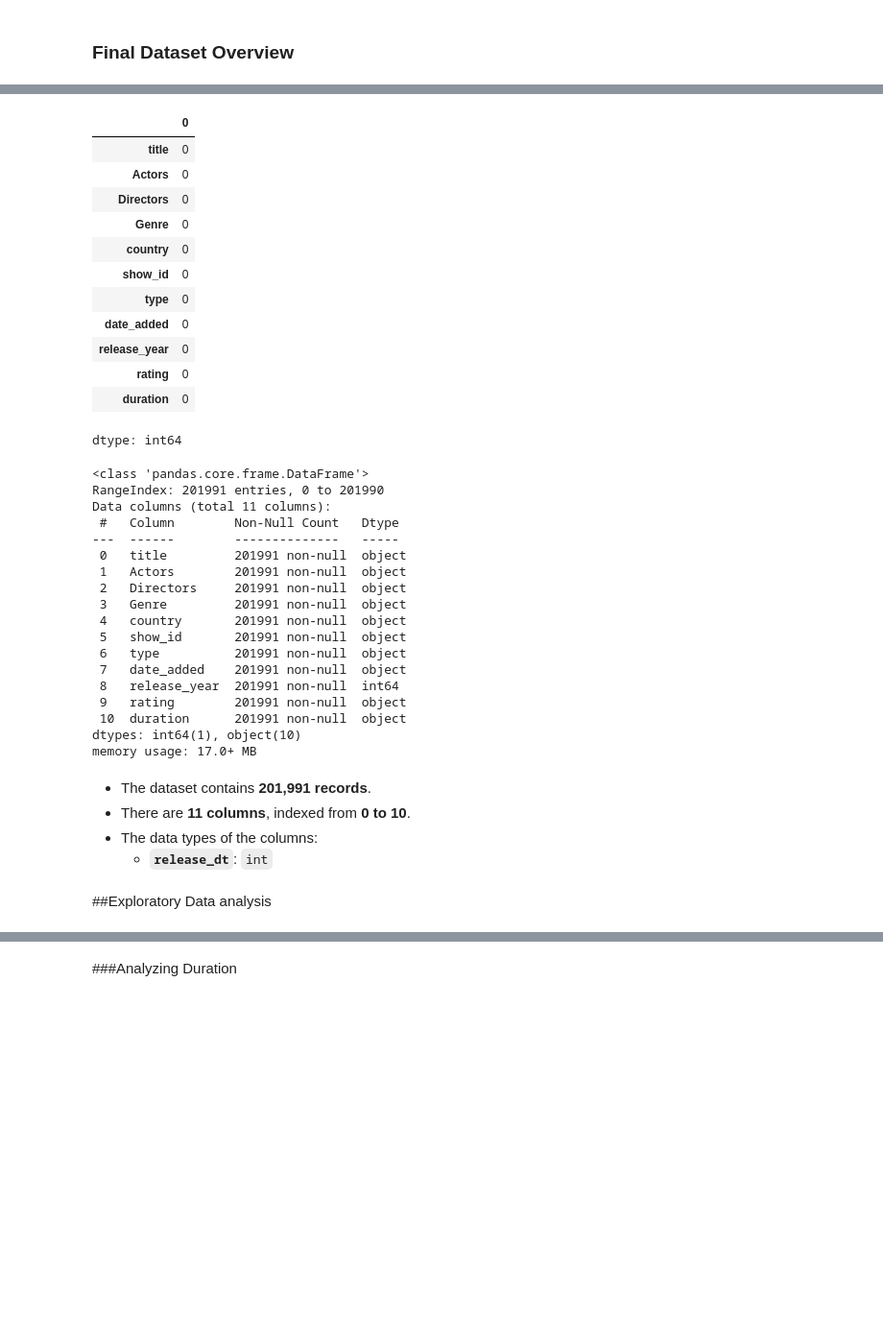
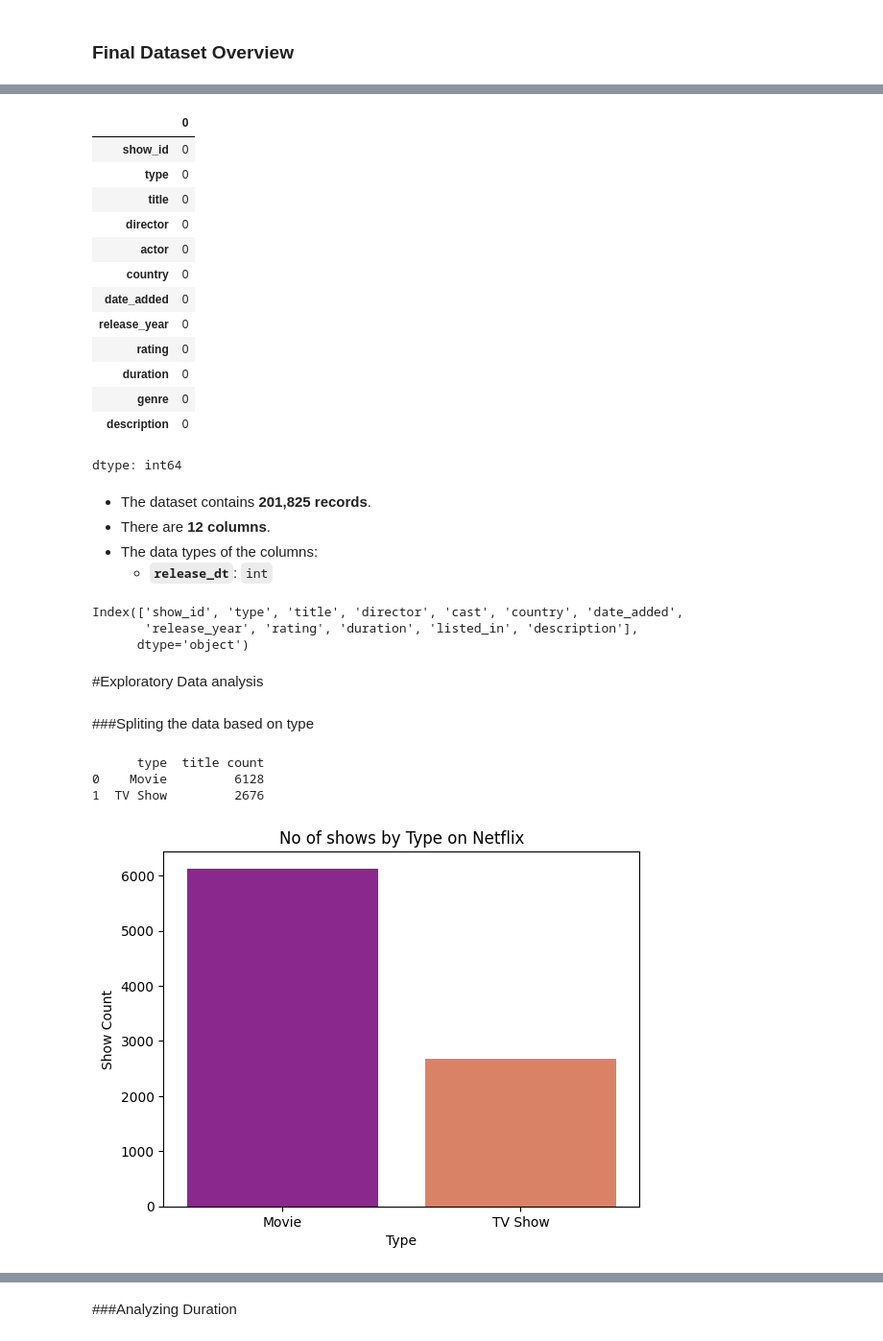
Before and after one commit to gargi510/Netflix_case_study, a Jupyter notebook: netflix.ipynb, the cells around one changed output, grey strips where cells are left out. Shown at 96% size. Drawn from its saved outputs; the diff is of its cells as text; code cells hidden in the pictures; blank space fills up the shorter version.

```diff
--- a/netflix.ipynb
+++ b/netflix.ipynb
@@ -435,45 +467,46 @@ df_final.head()
 # %%
 # Check formissing values
-df_final.isnull().sum()
+df.isnull().sum()
 # %% [output]
 |  | 0 |
-| title | 0 |
-| Actors | 0 |
-| Directors | 0 |
-| Genre | 0 |
-| country | 0 |
 | show_id | 0 |
 | type | 0 |
+| title | 0 |
+| director | 0 |
+| actor | 0 |
+| country | 0 |
 | date_added | 0 |
 | release_year | 0 |
 | rating | 0 |
 | duration | 0 |
+| genre | 0 |
+| description | 0 |
 dtype: int64
-# %%
-df_final.info()
-# %% [output]
-<class 'pandas.core.frame.DataFrame'>
-RangeIndex: 201991 entries, 0 to 201990
-Data columns (total 11 columns):
- #   Column        Non-Null Count   Dtype
----  ------        --------------   -----
- 0   title         201991 non-null  object
- 1   Actors        201991 non-null  object
- 2   Directors     201991 non-null  object
- 3   Genre         201991 non-null  object
- 4   country       201991 non-null  object
- 5   show_id       201991 non-null  object
- 6   type          201991 non-null  object
- 7   date_added    201991 non-null  object
- 8   release_year  201991 non-null  int64
- 9   rating        201991 non-null  object
- 10  duration      201991 non-null  object
-dtypes: int64(1), object(10)
-memory usage: 17.0+ MB
 # %% [markdown]
-- The dataset contains **201,991 records**.
-- There are **11 columns**, indexed from **0 to 10**.
+- The dataset contains **201,825 records**.
+- There are **12 columns**.
 - The data types of the columns:
   - **`release_dt`**: `int`
+# %%
+df.columns
+# %% [output]
+Index(['show_id', 'type', 'title', 'director', 'cast', 'country', 'date_added',
+       'release_year', 'rating', 'duration', 'listed_in', 'description'],
+      dtype='object')
 # %% [markdown]
-##Exploratory Data analysis
+#Exploratory Data analysis
+# %% [markdown]
+###Spliting the data based on type
+# %%
+count_df=df.groupby('type')['title'].nunique().reset_index(name = 'title count')
+print(count_df)
+sns.barplot(data = count_df, x = 'type', y= 'title count', palette='plasma')
+plt.title('No of shows by Type on Netflix')
+plt.xlabel('Type')
+plt.ylabel('Show Count')
+plt.show()
+# %% [output]
+      type  title count
+0    Movie         6128
+1  TV Show         2676
+[figure, added]
```
Also changed, not shown: parts of 121 cells of this notebook.
